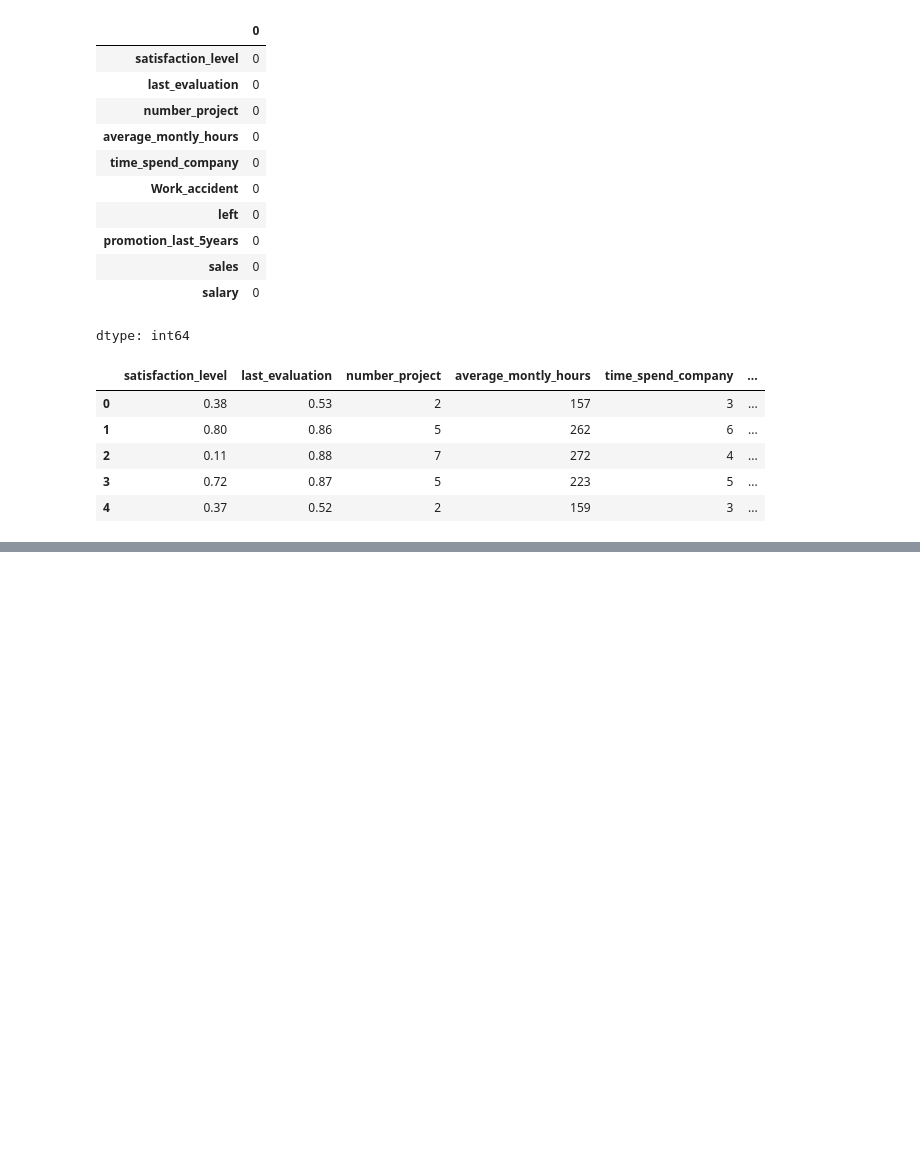
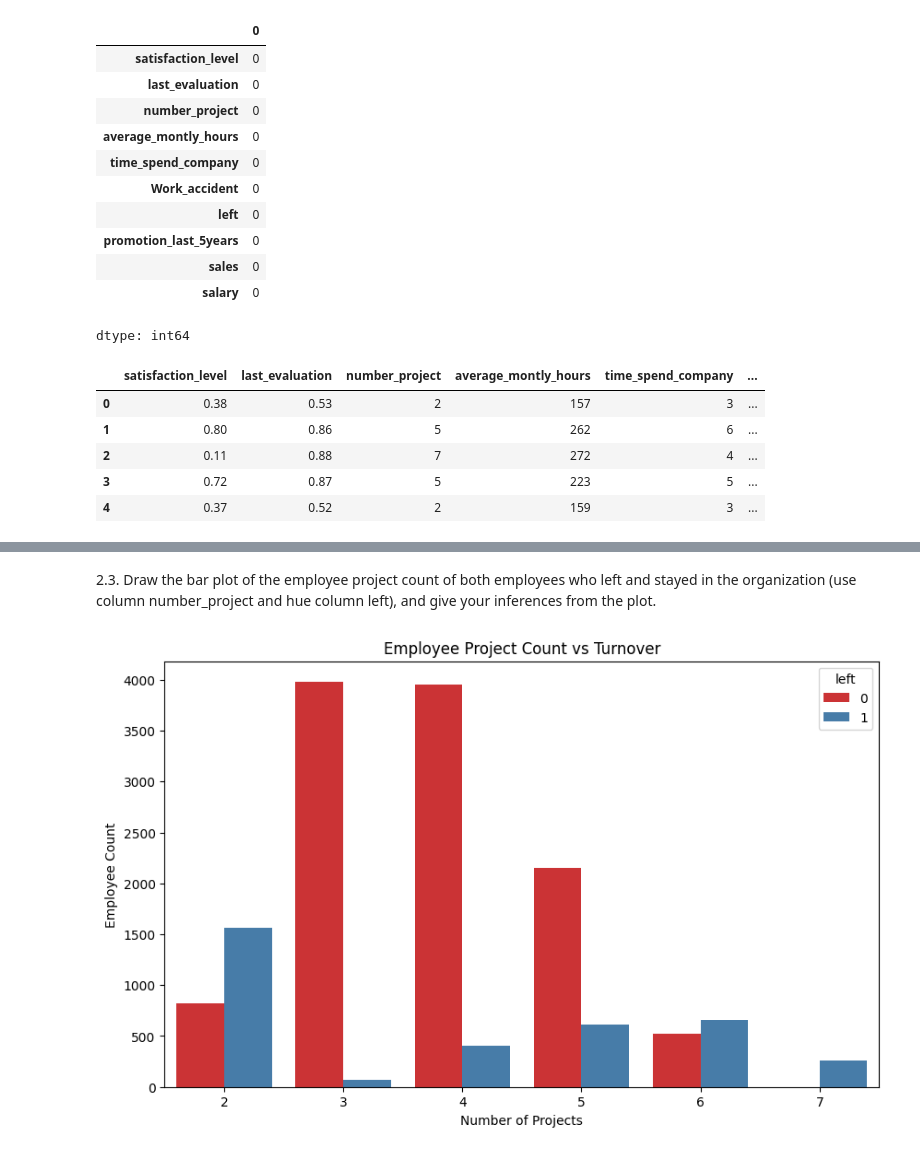
Before and after one commit to agarwalpratik/aiml, a Jupyter notebook: Employee_Turnover_Analytics.ipynb, the cells around one changed output, grey strips where cells are left out. Cells and saved outputs as stored; diff of their text form; code cells hidden in the pictures; blank space fills up the shorter version.

```diff
--- a/Employee_Turnover_Analytics.ipynb
+++ b/Employee_Turnover_Analytics.ipynb
@@ -65,0 +152,16 @@ data.head()
+# %% [markdown]
+2.3.	Draw the bar plot of the employee project count of both employees who left and stayed in the organization (use column number_project and hue column left), and give your inferences from the plot.
+# %%
+# Plotting a bar plot of employee project count with hue based on whether they left (1) or stayed (0)
+plt.figure(figsize=(10,6))
+
+# Bar plot
+sns.countplot(x='number_project', hue='left', data=data, palette='Set1')
+plt.title('Employee Project Count vs Turnover')
+plt.xlabel('Number of Projects')
+plt.ylabel('Employee Count')
+
+# Display the plot
+plt.show()
+# %% [output]
+[figure, added]
```
Also changed, not shown: parts of 11 cells of this notebook.
